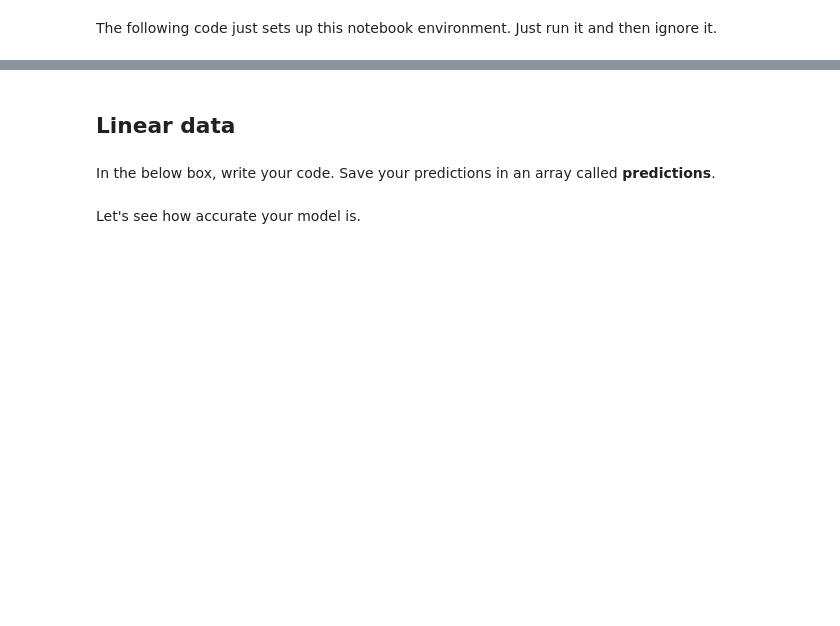
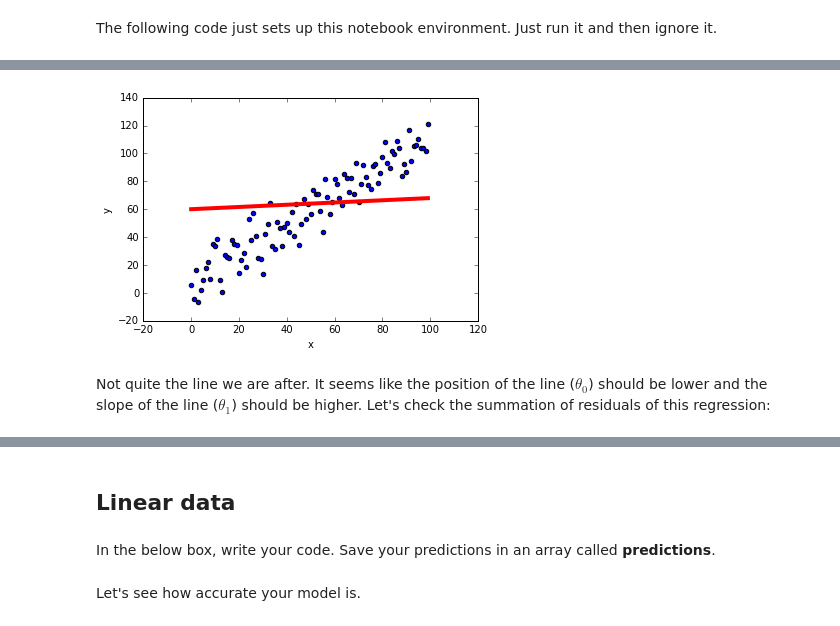
Before and after one commit to dfarren/castilleja, a Jupyter notebook: notebooks/Regression.ipynb, the cells around one changed output, grey strips where cells are left out. Saved outputs shown, nothing was run; the diff lists cells and outputs as text; code cells hidden in the pictures; blank space fills up the shorter version.

```diff
--- a/notebooks/Regression.ipynb
+++ b/notebooks/Regression.ipynb
@@ -48,0 +44,10 @@ import pdb
+# %%
+theta0 = 60
+theta1 = 0.08
+
+predictions = theta0 + theta1*x
+introduction.plot(x, y, predictions)
+# %% [output]
+[figure, added]
+# %% [markdown]
+Not quite the line we are after. It seems like the position of the line ($\theta_0$) should be lower and the slope of the line ($\theta_1$) should be higher. Let's check the summation of residuals of this regression:
```
Also changed, not shown: parts of 27 cells of this notebook, 1 other file.
